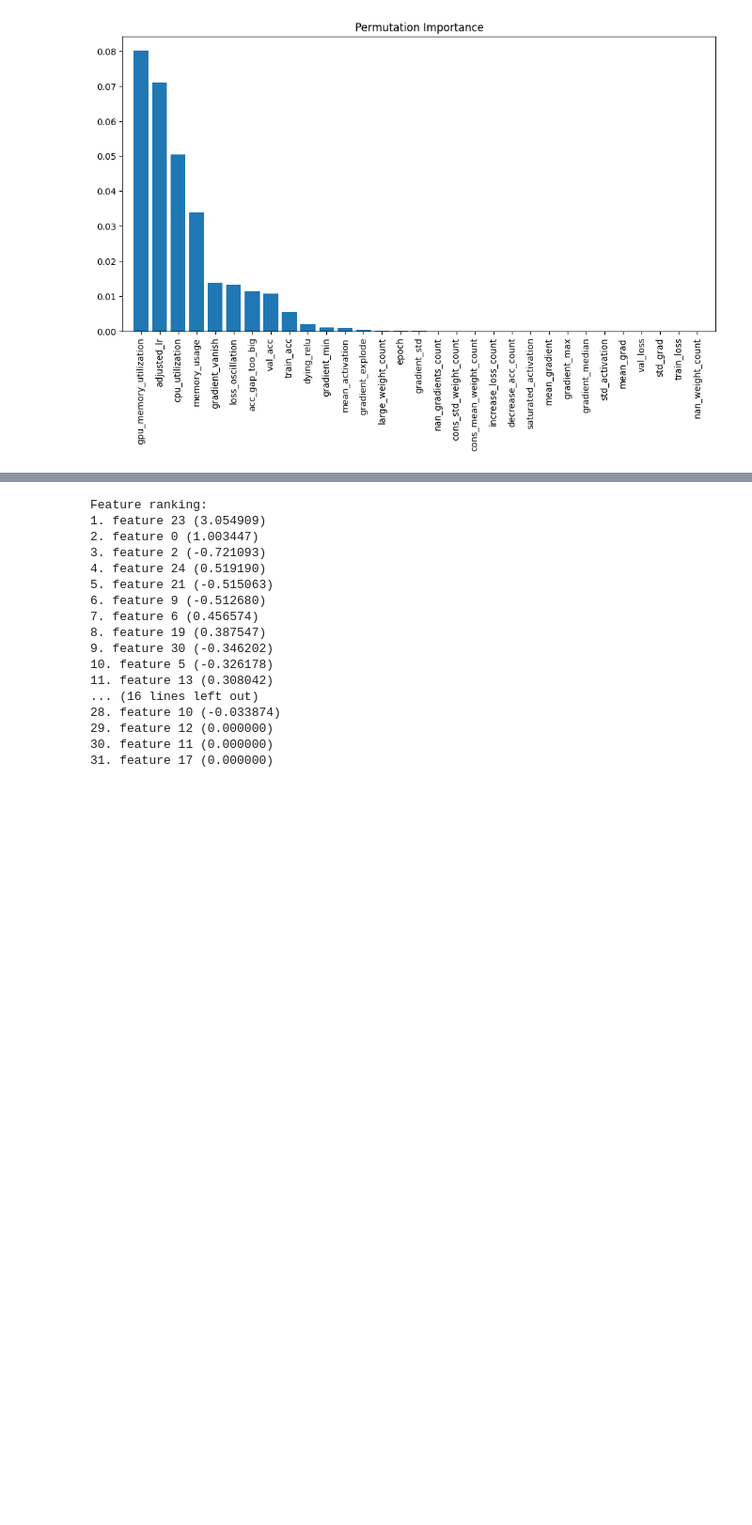
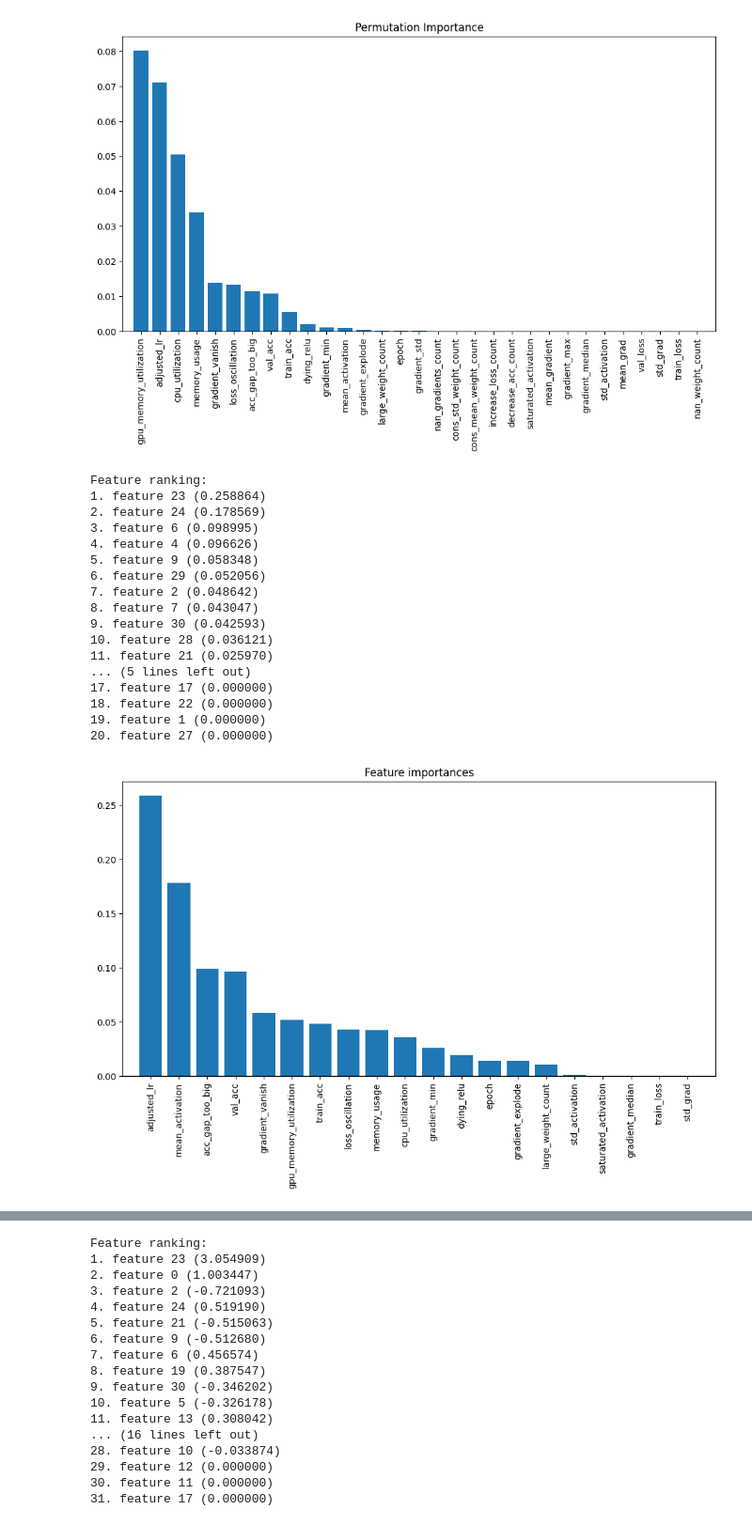
Before and after one commit to SigmaJahan/DEFault-DNN-Debugging, a Jupyter notebook: c_binary_classifiers/2_second_level_binary_classifier_dynamic_Hyperparameter.ipynb, the cells around one changed output, grey strips where cells are left out. Shown at 94% size. Saved outputs shown, nothing was run; the diff lists cells and outputs as text; code cells hidden in the pictures; blank space fills up the shorter version.

```diff
--- a/c_binary_classifiers/2_second_level_binary_classifier_dynamic_Hyperparameter.ipynb
+++ b/c_binary_classifiers/2_second_level_binary_classifier_dynamic_Hyperparameter.ipynb
@@ -333,4 +183,43 @@ Feature ranking:
 30. feature 1 (0.000000)
 31. feature 15 (0.000000)
 [figure]
+# %%
+model = xgb.XGBClassifier(n_estimators=100, random_state=42)
+model.fit(X_train, y_train)
+# print top 20 features with their name and index and score
+feature_names = X.columns
+feature_scores = model.feature_importances_
+indices = np.argsort(feature_scores)[::-1]
+print("Feature ranking:")
+for f in range(20):
+    print("%d. feature %d (%f)" % (f + 1, indices[f], feature_scores[indices[f]]))
+
+# plot the top 20 features
+feature_names = X.columns
+feature_names = feature_names[indices]
+plt.figure(figsize=(12, 6))
+plt.title("Feature importances")
+plt.bar(range(20), feature_scores[indices][:20], align="center")
+plt.xticks(range(20), feature_names[:20], rotation=90)
+plt.xlim([-1, 20])
+plt.show()
+# %% [output]
+Feature ranking:
+1. feature 23 (0.258864)
+2. feature 24 (0.178569)
+3. feature 6 (0.098995)
+4. feature 4 (0.096626)
+5. feature 9 (0.058348)
+6. feature 29 (0.052056)
+7. feature 2 (0.048642)
+8. feature 7 (0.043047)
+9. feature 30 (0.042593)
+10. feature 28 (0.036121)
+11. feature 21 (0.025970)
+... (5 lines left out)
+17. feature 17 (0.000000)
+18. feature 22 (0.000000)
+19. feature 1 (0.000000)
+20. feature 27 (0.000000)
+[figure, added]
 # %%
```
Also changed, not shown: parts of 23 cells of this notebook, 27 other files.
